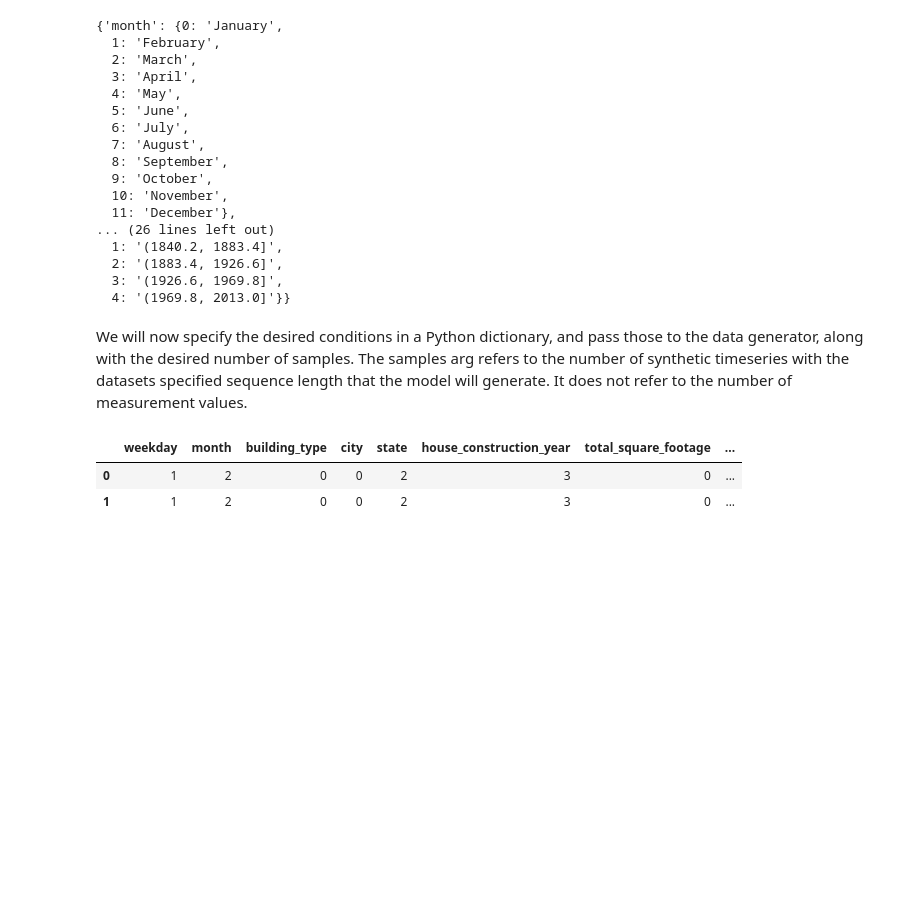
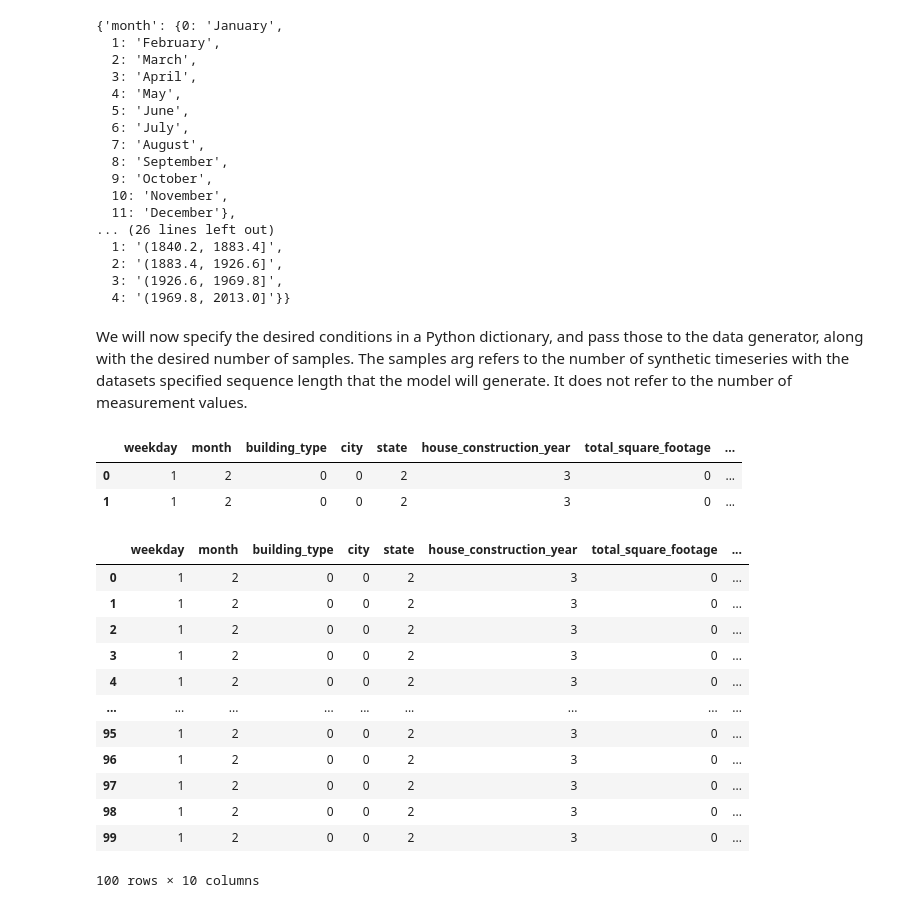
Before and after one commit to DAI-Lab/Cents, a Jupyter notebook: tutorials/generate_data.ipynb, the cells around one changed output. Cells and saved outputs as stored; diff of their text form; code cells hidden in the pictures; blank space fills up the shorter version.

```diff
--- a/tutorials/generate_data.ipynb
+++ b/tutorials/generate_data.ipynb
@@ -76,12 +75,27 @@ data
 # %%
 import matplotlib.pyplot as plt
 import numpy as np
 import pandas as pd
 
 from eval.utils import get_hourly_ticks
 
 syn_data = generator.generate(num_samples=100)
-syn_data_array = np.array([ts.squeeze() for ts in syn_data["timeseries"]])
+syn_data_array = np.stack(syn_data["timeseries"].values)
+syn_data
+# %% [output]
+|  | weekday | month | building_type | city | state | house_construction_year | total_square_footage | ... |
+| 0 | 1 | 2 | 0 | 0 | 2 | 3 | 0 | ... |
+| 1 | 1 | 2 | 0 | 0 | 2 | 3 | 0 | ... |
+| 2 | 1 | 2 | 0 | 0 | 2 | 3 | 0 | ... |
+| 3 | 1 | 2 | 0 | 0 | 2 | 3 | 0 | ... |
+| 4 | 1 | 2 | 0 | 0 | 2 | 3 | 0 | ... |
+| ... | ... | ... | ... | ... | ... | ... | ... | ... |
+| 95 | 1 | 2 | 0 | 0 | 2 | 3 | 0 | ... |
+| 96 | 1 | 2 | 0 | 0 | 2 | 3 | 0 | ... |
+| 97 | 1 | 2 | 0 | 0 | 2 | 3 | 0 | ... |
+| 98 | 1 | 2 | 0 | 0 | 2 | 3 | 0 | ... |
+| 99 | 1 | 2 | 0 | 0 | 2 | 3 | 0 | ... |
+100 rows × 10 columns
 # %%
 timestamps = pd.date_range(start="00:00", end="23:45", freq="15min")
 hourly_positions, hourly_labels = get_hourly_ticks(timestamps)
```
Also changed, not shown: parts of 2 cells of this notebook, 20 other files.
